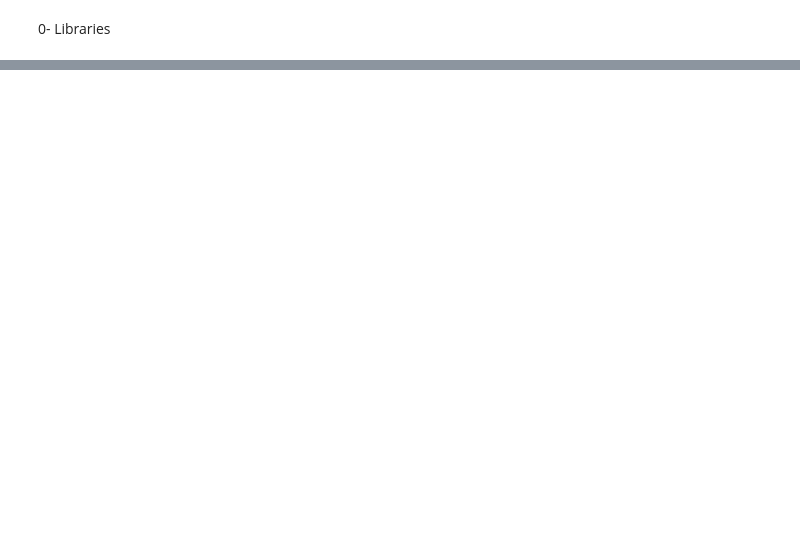
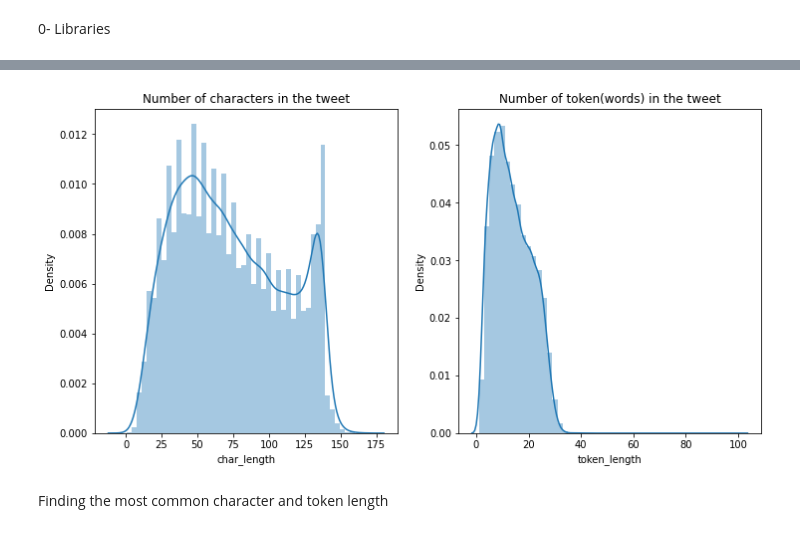
Before and after one commit to SabaJazi/EA-Chatbot, a Jupyter notebook: chatbot.ipynb, the cells around one changed output, grey strips where cells are left out. Cells and saved outputs as stored; diff of their text form; code cells hidden in the pictures; blank space fills up the shorter version.

```diff
--- a/chatbot.ipynb
+++ b/chatbot.ipynb
@@ -42,0 +175,14 @@ df
+# %%
+df['char_length'] = df['content'].apply(lambda x : len(x))
+df['token_length'] = df['content'].apply(lambda x : len(x.split(" ")))
+# %%
+fig, (ax1, ax2)  = plt.subplots(nrows=1, ncols=2, figsize=(12,6))
+sns.distplot(df['char_length'], ax=ax1)
+sns.distplot(df['token_length'], ax=ax2)
+ax1.set_title('Number of characters in the tweet')
+ax2.set_title('Number of token(words) in the tweet')
+plt.show()
+# %% [output]
+[figure, added]
+# %% [markdown]
+Finding the most common character and token length
```
Also changed, not shown: parts of 33 cells of this notebook.
